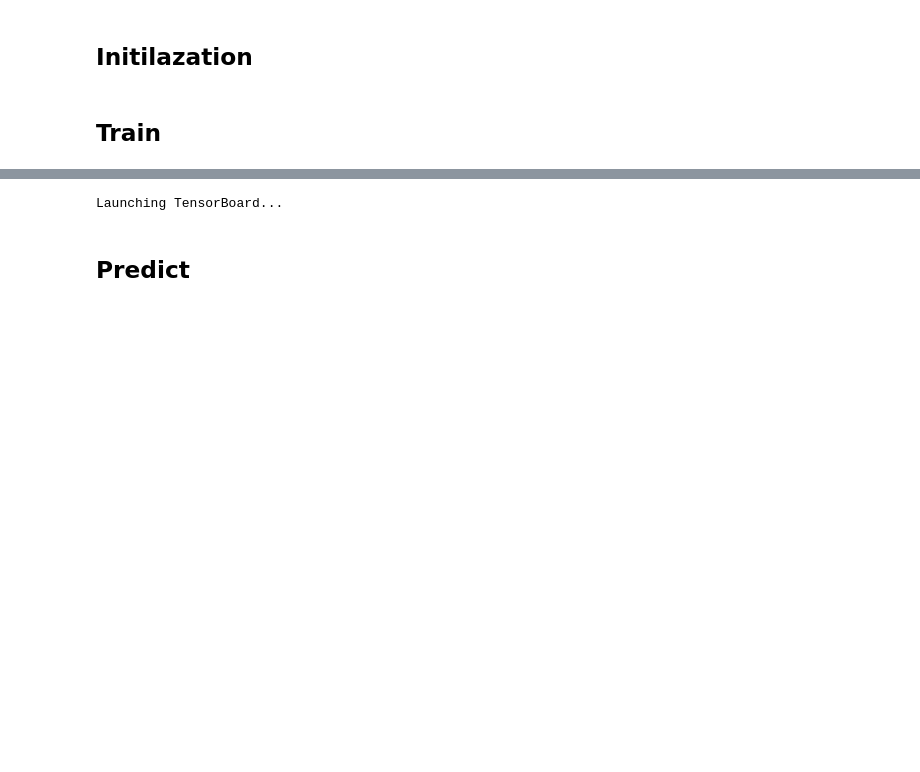
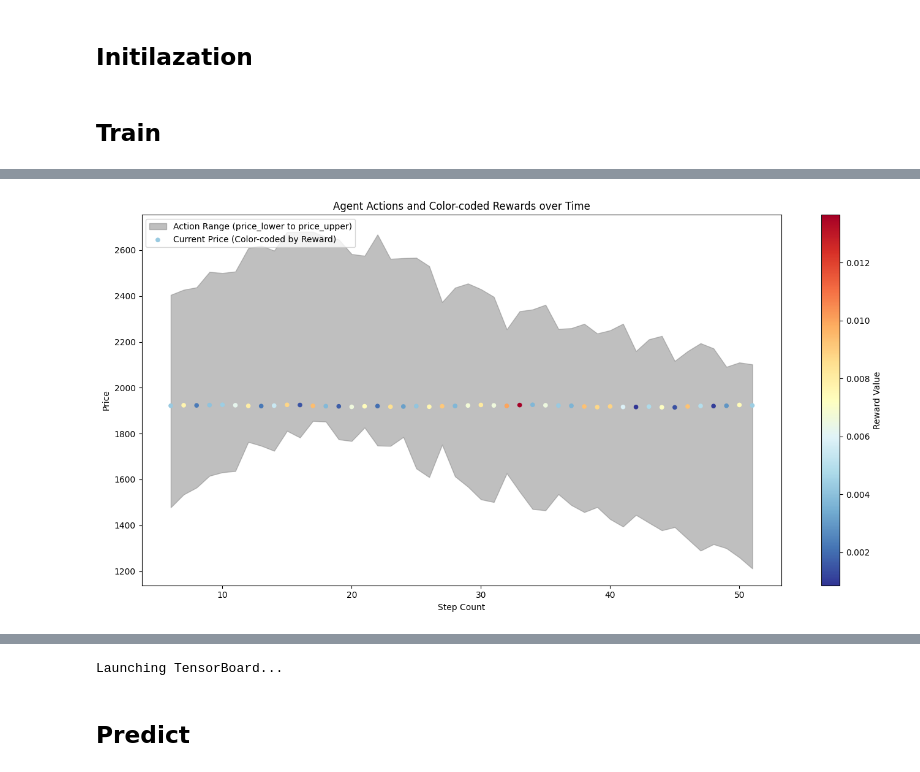
Before and after one commit to idrees535/ILP-V3, a Jupyter notebook: model_ notebooks/rl_lp_agent.ipynb, the cells around one changed output, grey strips where cells are left out. Drawn from its saved outputs; the diff is of its cells as text; code cells hidden in the pictures; blank space fills up the shorter version.

```diff
--- a/model_ notebooks/rl_lp_agent.ipynb
+++ b/model_ notebooks/rl_lp_agent.ipynb
@@ -1225,0 +1278,28 @@ Episode 1: Reward = -150.73608223348438
+# %%
+# Color-coding curr_price based on reward magnitude
+
+fig, ax = plt.subplots(figsize=(14, 7))
+
+# Create a colormap to color the curr_price line based on reward
+reward_colormap = plt.cm.get_cmap('RdYlBu_r')
+
+# Normalize the rewards for coloring
+norm = plt.Normalize(data_df['_reward'].min(), data_df['_reward'].max())
+
+# Plot the actions (price_lower and price_upper) as shaded regions
+ax.fill_between(data_df['step_count'], data_df['price_lower'], data_df['price_upper'], color='gray', alpha=0.5, label='Action Range (price_lower to price_upper)')
+
+# Plot curr_price with color-coded reward
+points = ax.scatter(data_df['step_count'], data_df['global_curr_price'], c=data_df['_reward'], cmap=reward_colormap, norm=norm, s=20, label='Current Price (Color-coded by Reward)')
+cbar = plt.colorbar(points, ax=ax)
+cbar.set_label('Reward Value')
+
+ax.set_xlabel('Step Count')
+ax.set_ylabel('Price')
+ax.set_title('Agent Actions and Color-coded Rewards over Time')
+ax.legend(loc='upper left')
+
+plt.tight_layout()
+plt.show()
+# %% [output]
+[figure, added]
```
Also changed, not shown: parts of 13 cells of this notebook, 18 other files.
